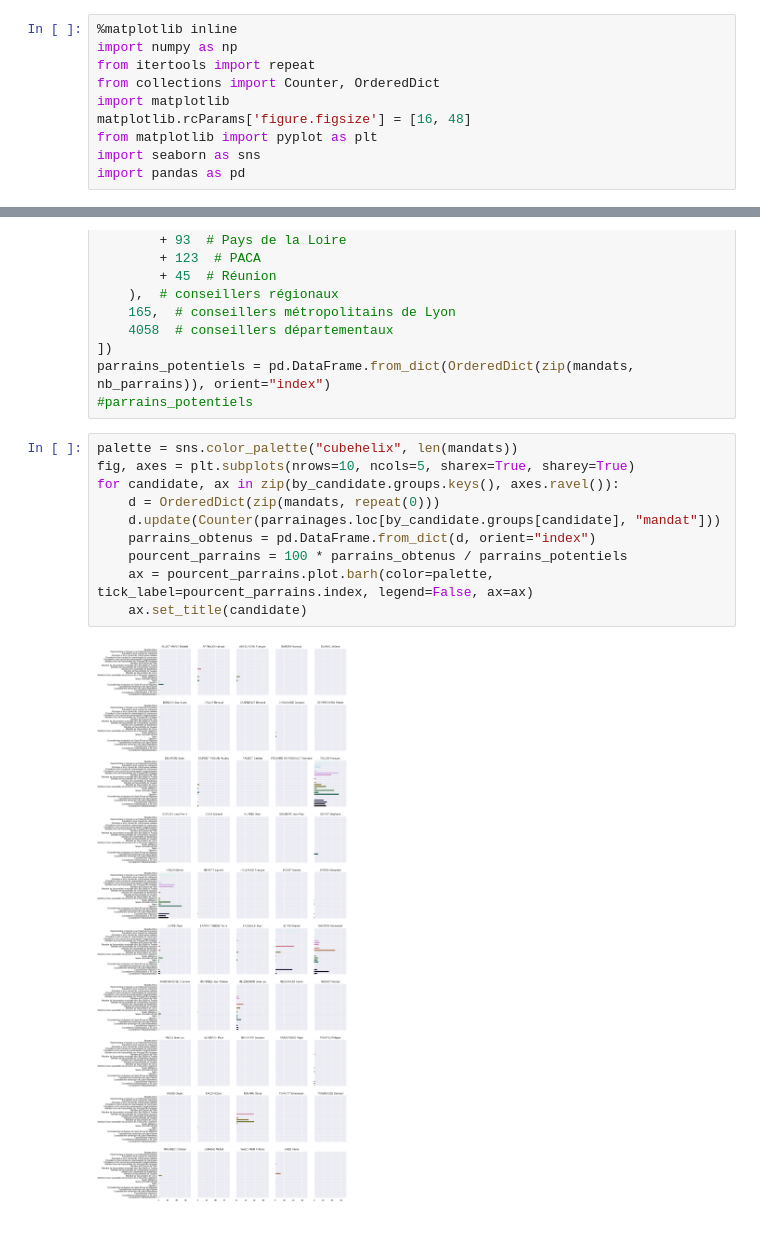
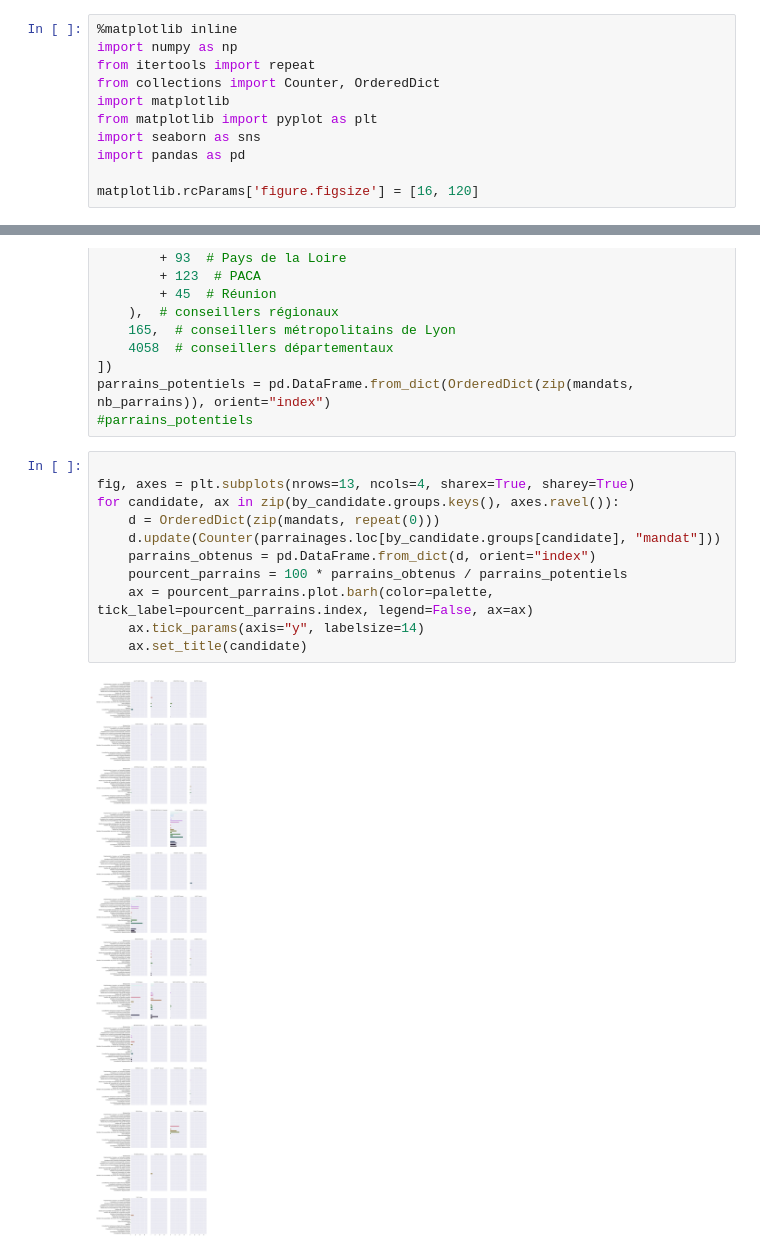
Before and after one commit to blaiseli/data_exploration, a Jupyter notebook: parrainages.ipynb, the cells around one changed output, grey strips where cells are left out. Drawn from its saved outputs; the diff is of its cells as text.

Commit message:
Figure un peu plus lisible.

```diff
--- a/parrainages.ipynb
+++ b/parrainages.ipynb
@@ -4,10 +4,11 @@ import numpy as np
 from itertools import repeat
 from collections import Counter, OrderedDict
 import matplotlib
-matplotlib.rcParams['figure.figsize'] = [16, 48]
 from matplotlib import pyplot as plt
 import seaborn as sns
 import pandas as pd
+
+matplotlib.rcParams['figure.figsize'] = [16, 120]
 # %%
 # file_address = "/home/bli/Documents/prive/parrainages_15032017.csv
 # parrainages = pd.read_table(file_address, index_col=(0, 1, 2))
@@ -62,14 +65,15 @@ nb_parrains = reversed([
 parrains_potentiels = pd.DataFrame.from_dict(OrderedDict(zip(mandats, nb_parrains)), orient="index")
 #parrains_potentiels
 # %%
-palette = sns.color_palette("cubehelix", len(mandats))
-fig, axes = plt.subplots(nrows=10, ncols=5, sharex=True, sharey=True)
+
+fig, axes = plt.subplots(nrows=13, ncols=4, sharex=True, sharey=True)
 for candidate, ax in zip(by_candidate.groups.keys(), axes.ravel()):
     d = OrderedDict(zip(mandats, repeat(0)))
     d.update(Counter(parrainages.loc[by_candidate.groups[candidate], "mandat"]))
     parrains_obtenus = pd.DataFrame.from_dict(d, orient="index")
     pourcent_parrains = 100 * parrains_obtenus / parrains_potentiels
     ax = pourcent_parrains.plot.barh(color=palette, tick_label=pourcent_parrains.index, legend=False, ax=ax)
+    ax.tick_params(axis="y", labelsize=14)
     ax.set_title(candidate)
 # %% [output]
-[figure, old version]
+[figure, new version]
```
Also changed, not shown: parts of 1 cell of this notebook.
